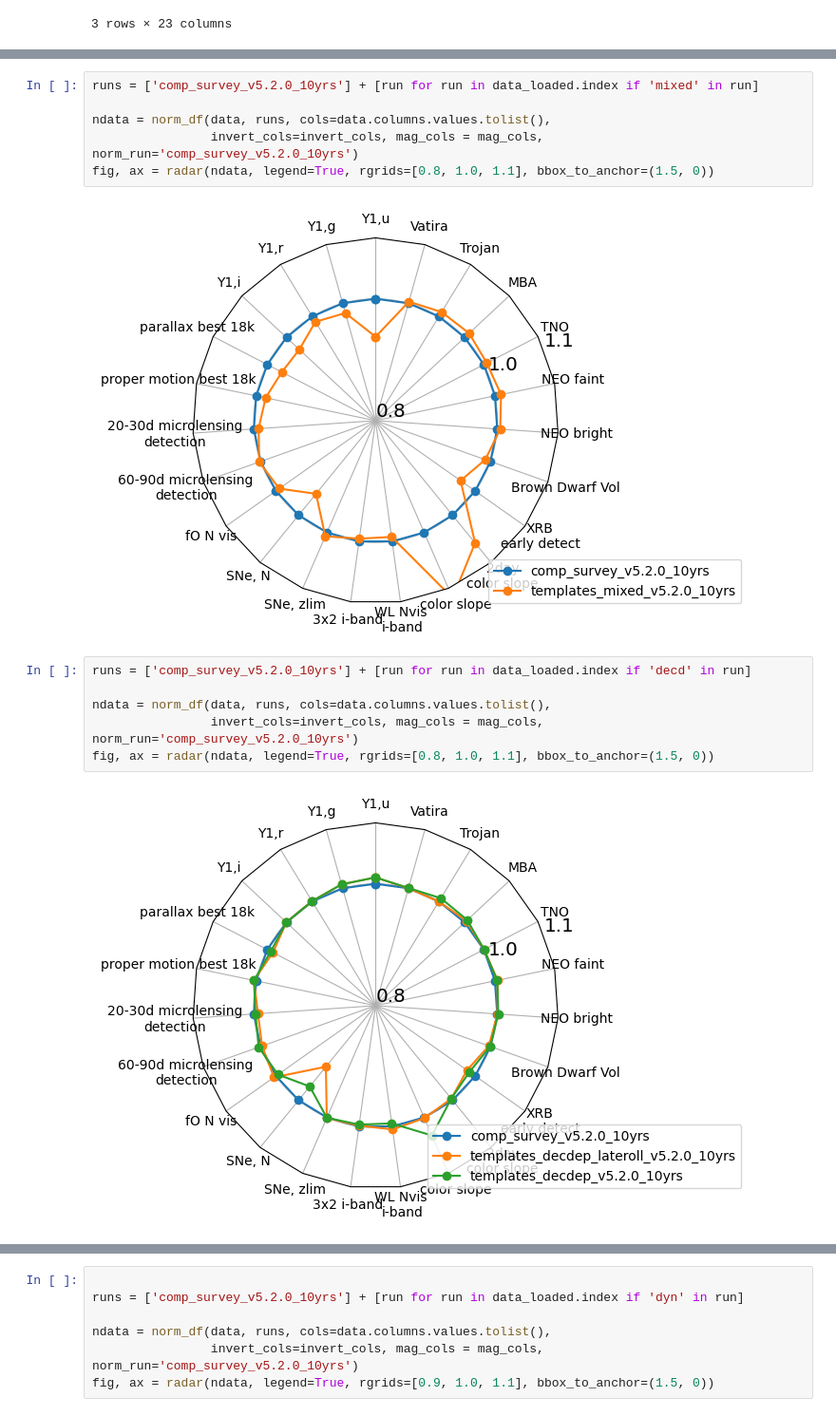
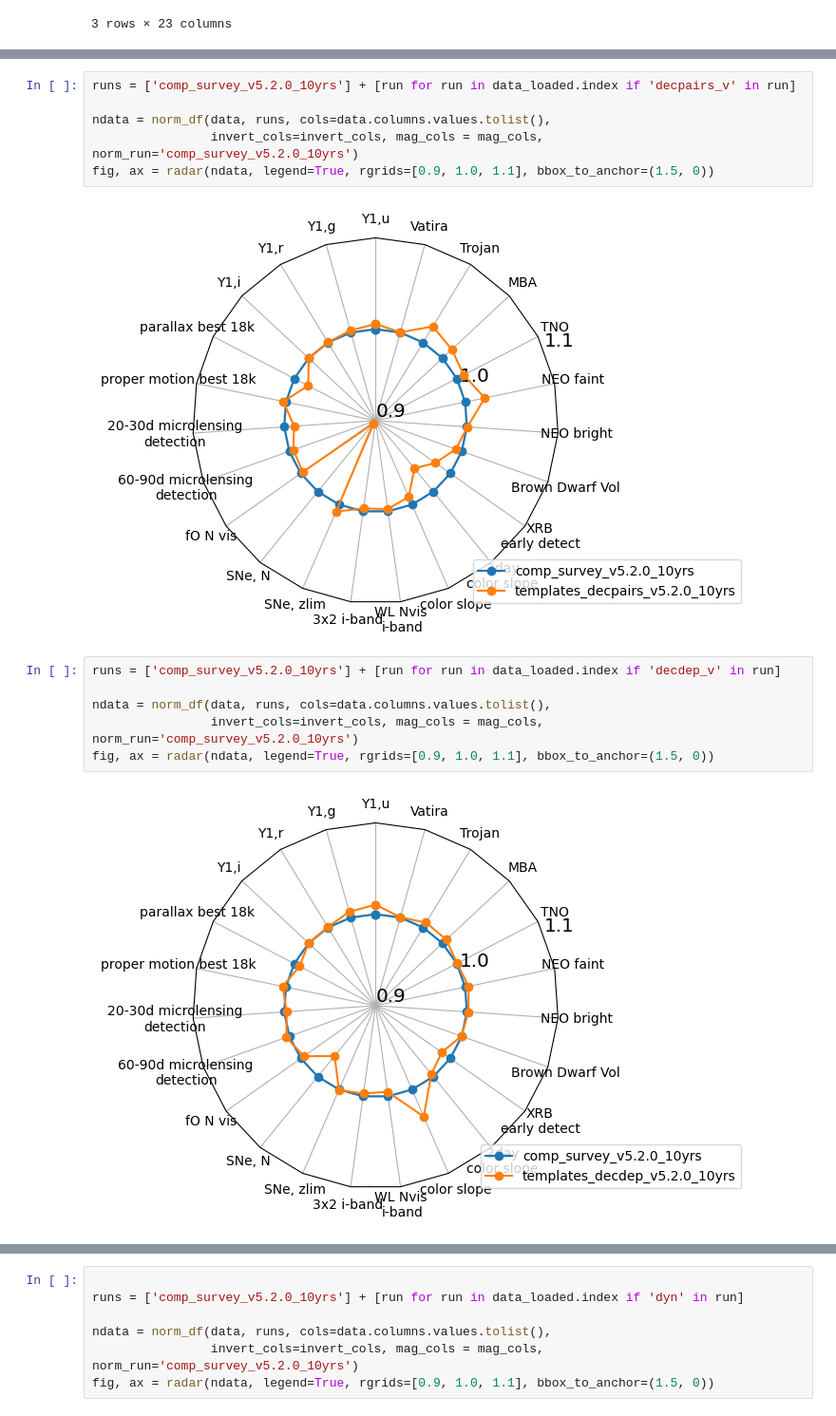
Before and after one commit to lsst-sims/sims_featureScheduler_runs5.2, a Jupyter notebook: maf/quick_look.ipynb, the cells around one changed output, grey strips where cells are left out. Shown at 95% size. Drawn from its saved outputs; the diff is of its cells as text.

```diff
--- a/maf/quick_look.ipynb
+++ b/maf/quick_look.ipynb
@@ -253,19 +253,19 @@ fig, ax = radar(ndata, legend=True, rgrids=[0.8, 1.0, 1.1], bbox_to_anchor=(1.5,
 # %%
-runs = ['comp_survey_v5.2.0_10yrs'] + [run for run in data_loaded.index if 'mixed' in run]
+runs = ['comp_survey_v5.2.0_10yrs'] + [run for run in data_loaded.index if 'decpairs_v' in run]
 
 ndata = norm_df(data, runs, cols=data.columns.values.tolist(),
                 invert_cols=invert_cols, mag_cols = mag_cols, norm_run='comp_survey_v5.2.0_10yrs')
-fig, ax = radar(ndata, legend=True, rgrids=[0.8, 1.0, 1.1], bbox_to_anchor=(1.5, 0))
+fig, ax = radar(ndata, legend=True, rgrids=[0.9, 1.0, 1.1], bbox_to_anchor=(1.5, 0))
 # %% [output]
-[figure, old version]
+[figure, new version]
 # %%
-runs = ['comp_survey_v5.2.0_10yrs'] + [run for run in data_loaded.index if 'decd' in run]
+runs = ['comp_survey_v5.2.0_10yrs'] + [run for run in data_loaded.index if 'decdep_v' in run]
 
 ndata = norm_df(data, runs, cols=data.columns.values.tolist(),
                 invert_cols=invert_cols, mag_cols = mag_cols, norm_run='comp_survey_v5.2.0_10yrs')
-fig, ax = radar(ndata, legend=True, rgrids=[0.8, 1.0, 1.1], bbox_to_anchor=(1.5, 0))
+fig, ax = radar(ndata, legend=True, rgrids=[0.9, 1.0, 1.1], bbox_to_anchor=(1.5, 0))
 # %% [output]
-[figure, old version]
+[figure, new version]
 # %%
 runs = ['comp_survey_v5.2.0_10yrs'] + [run for run in data_loaded.index if 'decp' in run]
 
```
Also changed, not shown: parts of 2 cells of this notebook, 12 other files.
